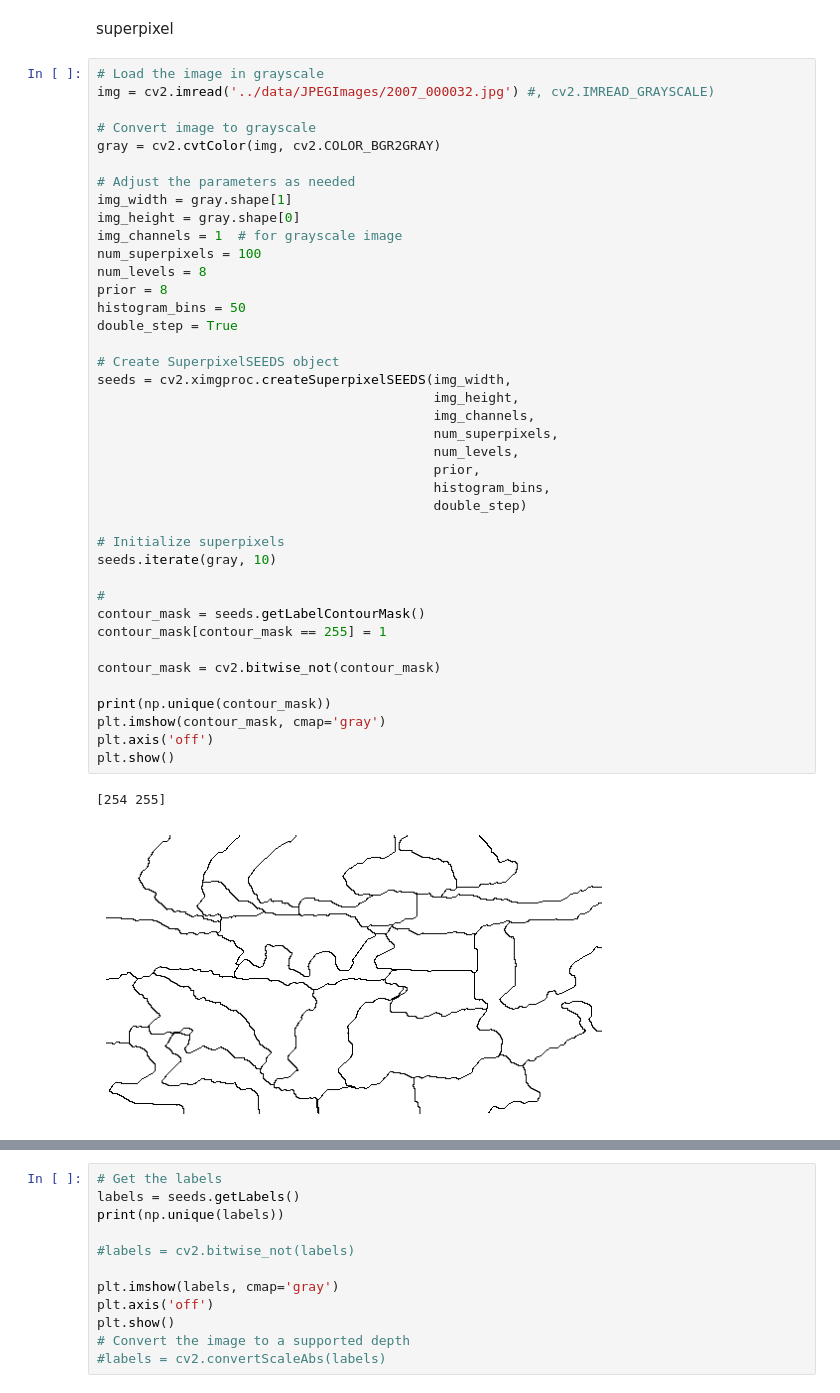
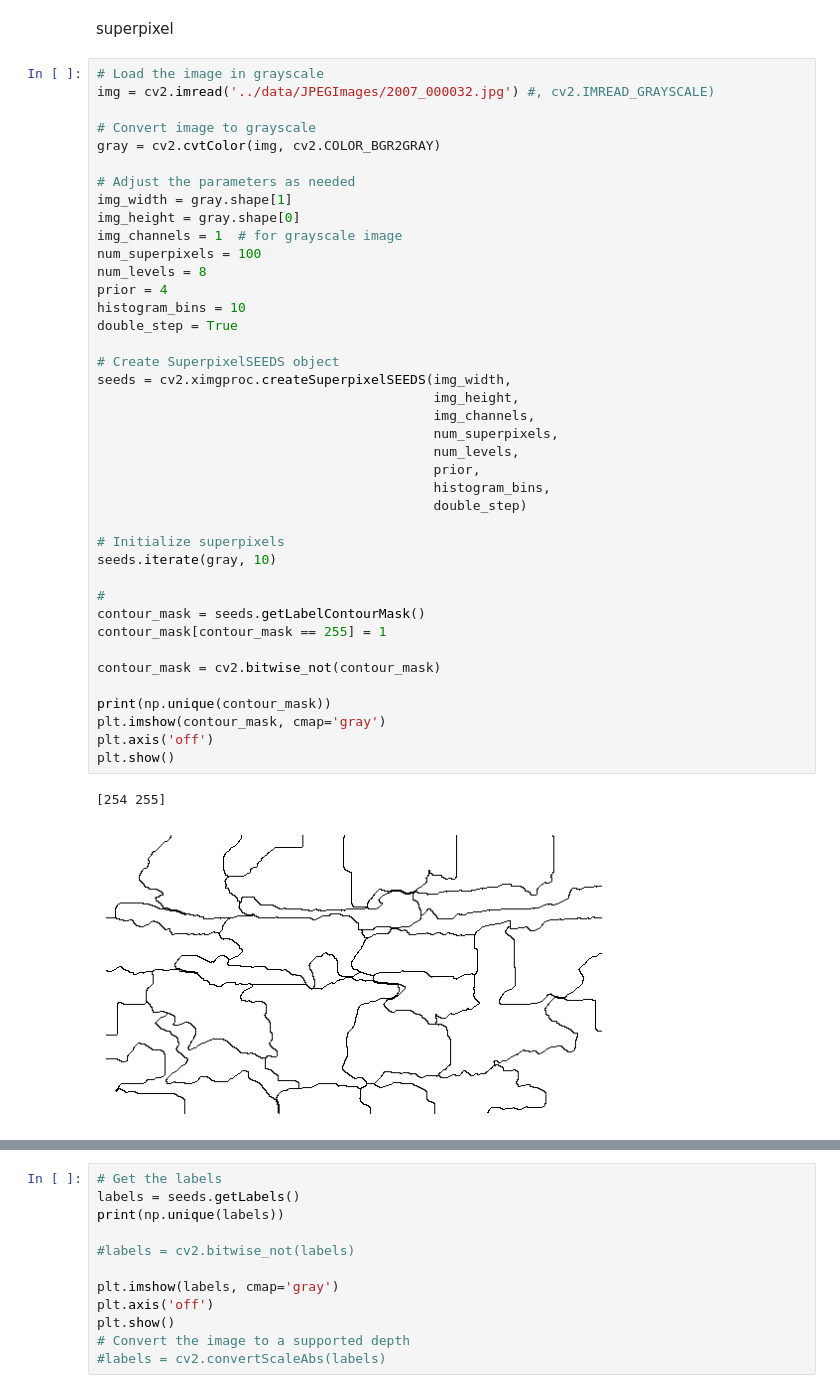
Before and after one commit to Matovic/optical-flow-motion-tracking-segmentation, a Jupyter notebook: src/zadanie3.ipynb, the cells around one changed output, grey strips where cells are left out. Saved outputs shown, nothing was run; the diff lists cells and outputs as text.

```diff
--- a/src/zadanie3.ipynb
+++ b/src/zadanie3.ipynb
@@ -1360,33 +1475,33 @@ img_height = gray.shape[0]
 img_channels = 1  # for grayscale image
 num_superpixels = 100
 num_levels = 8
-prior = 8
-histogram_bins = 50
+prior = 4
+histogram_bins = 10
 double_step = True
 
 # Create SuperpixelSEEDS object
 seeds = cv2.ximgproc.createSuperpixelSEEDS(img_width,
                                            img_height,
                                            img_channels,
                                            num_superpixels,
                                            num_levels,
                                            prior,
                                            histogram_bins,
                                            double_step)
 
 # Initialize superpixels
 seeds.iterate(gray, 10)
 
 #
 contour_mask = seeds.getLabelContourMask()
 contour_mask[contour_mask == 255] = 1
 
 contour_mask = cv2.bitwise_not(contour_mask)
 
 print(np.unique(contour_mask))
 plt.imshow(contour_mask, cmap='gray')
 plt.axis('off')
 plt.show()
 # %% [output]
 [254 255]
-[figure, old version]
+[figure, new version]
```
Also changed, not shown: parts of 40 cells of this notebook, 7 other files.
